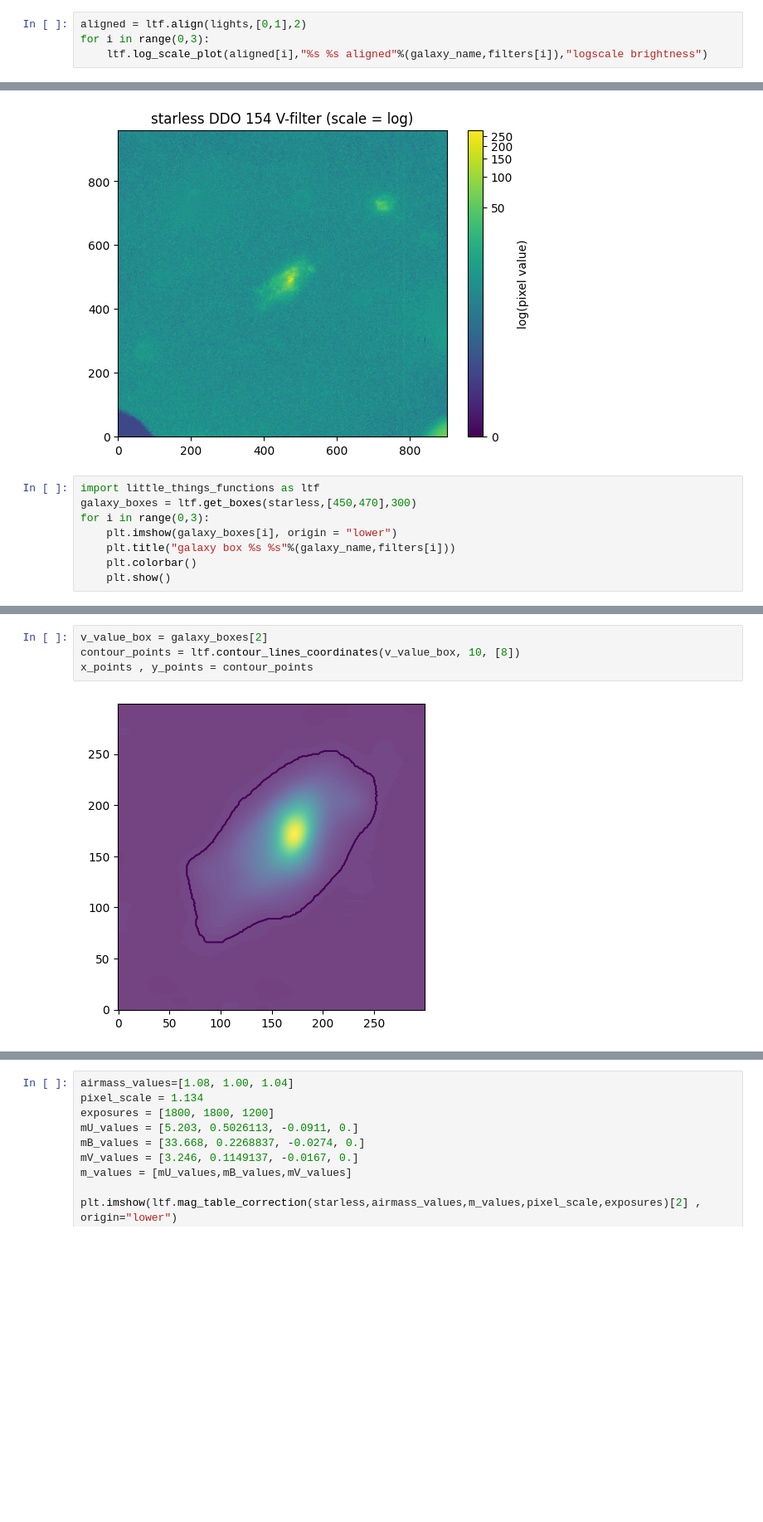
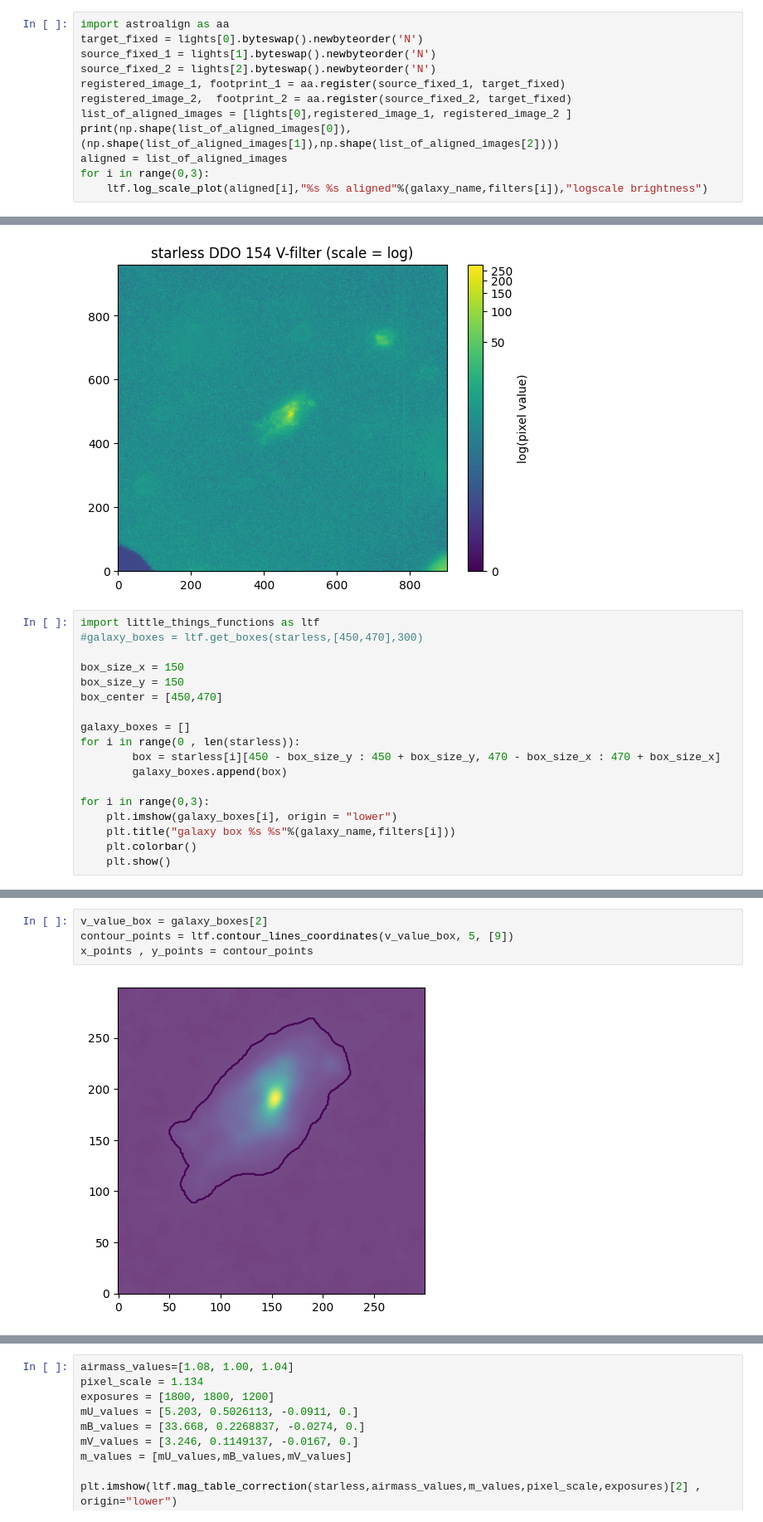
Before and after one commit to SUT-LTG/Aysan-Little-Things, a Jupyter notebook: DDO126.ipynb, the cells around one changed output, grey strips where cells are left out. Shown at 83% size. Drawn from its saved outputs; the diff is of its cells as text; blank space fills up the shorter version.

```diff
--- a/DDO126.ipynb
+++ b/DDO126.ipynb
@@ -37,7 +37,15 @@ print(np.shape(light_u), np.shape(light_b),np.shape(light_v))
 # %% [output]
 (961, 902) (961, 902) (961, 902)
 # %%
-aligned = ltf.align(lights,[0,1],2)
+import astroalign as aa
+target_fixed = lights[0].byteswap().newbyteorder('N')
+source_fixed_1 = lights[1].byteswap().newbyteorder('N')
+source_fixed_2 = lights[2].byteswap().newbyteorder('N')
+registered_image_1, footprint_1 = aa.register(source_fixed_1, target_fixed)
+registered_image_2,  footprint_2 = aa.register(source_fixed_2, target_fixed)
+list_of_aligned_images = [lights[0],registered_image_1, registered_image_2 ]
+print(np.shape(list_of_aligned_images[0]),(np.shape(list_of_aligned_images[1]),np.shape(list_of_aligned_images[2])))
+aligned = list_of_aligned_images
 for i in range(0,3):
     ltf.log_scale_plot(aligned[i],"%s %s aligned"%(galaxy_name,filters[i]),"logscale brightness")
 # %% [output]
@@ -95,7 +104,17 @@ for i in range(0 , len(starless)):
 [figure]
 # %%
 import little_things_functions as ltf
-galaxy_boxes = ltf.get_boxes(starless,[450,470],300)
+#galaxy_boxes = ltf.get_boxes(starless,[450,470],300)
+
+box_size_x = 150
+box_size_y = 150
+box_center = [450,470]
+
+galaxy_boxes = []
+for i in range(0 , len(starless)):
+        box = starless[i][450 - box_size_y : 450 + box_size_y, 470 - box_size_x : 470 + box_size_x]
+        galaxy_boxes.append(box)
+
 for i in range(0,3):
     plt.imshow(galaxy_boxes[i], origin = "lower")
     plt.title("galaxy box %s %s"%(galaxy_name,filters[i]))
@@ -108,9 +127,9 @@ for i in range(0,3):
 # %%
 v_value_box = galaxy_boxes[2]
-contour_points = ltf.contour_lines_coordinates(v_value_box, 10, [8])
+contour_points = ltf.contour_lines_coordinates(v_value_box, 5, [9])
 x_points , y_points = contour_points
 # %% [output]
-[figure, old version]
+[figure, new version]
 # %%
 image_center_of_mass = ndimage.center_of_mass(v_value_box)
 print(image_center_of_mass)
```
Also changed, not shown: parts of 6 cells of this notebook, 1 other file.
